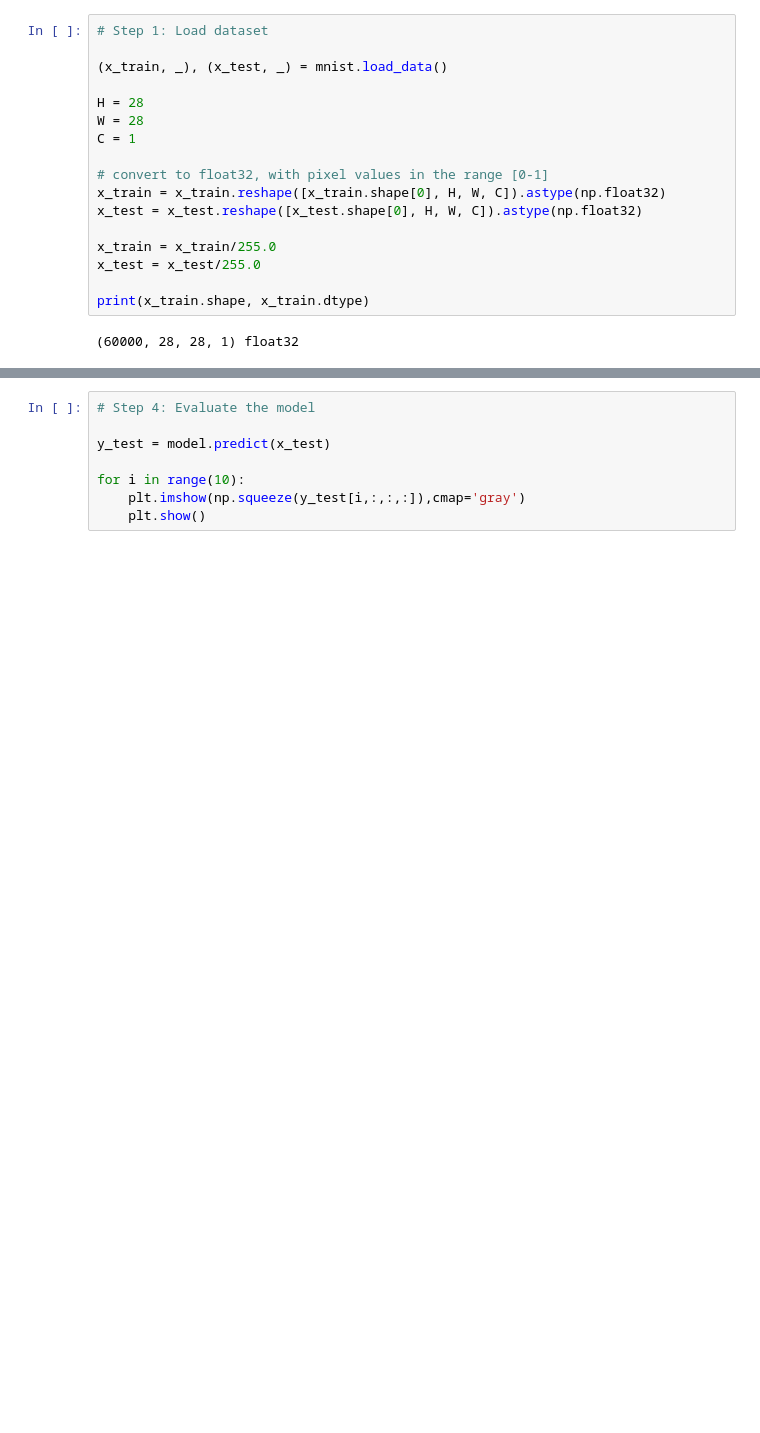
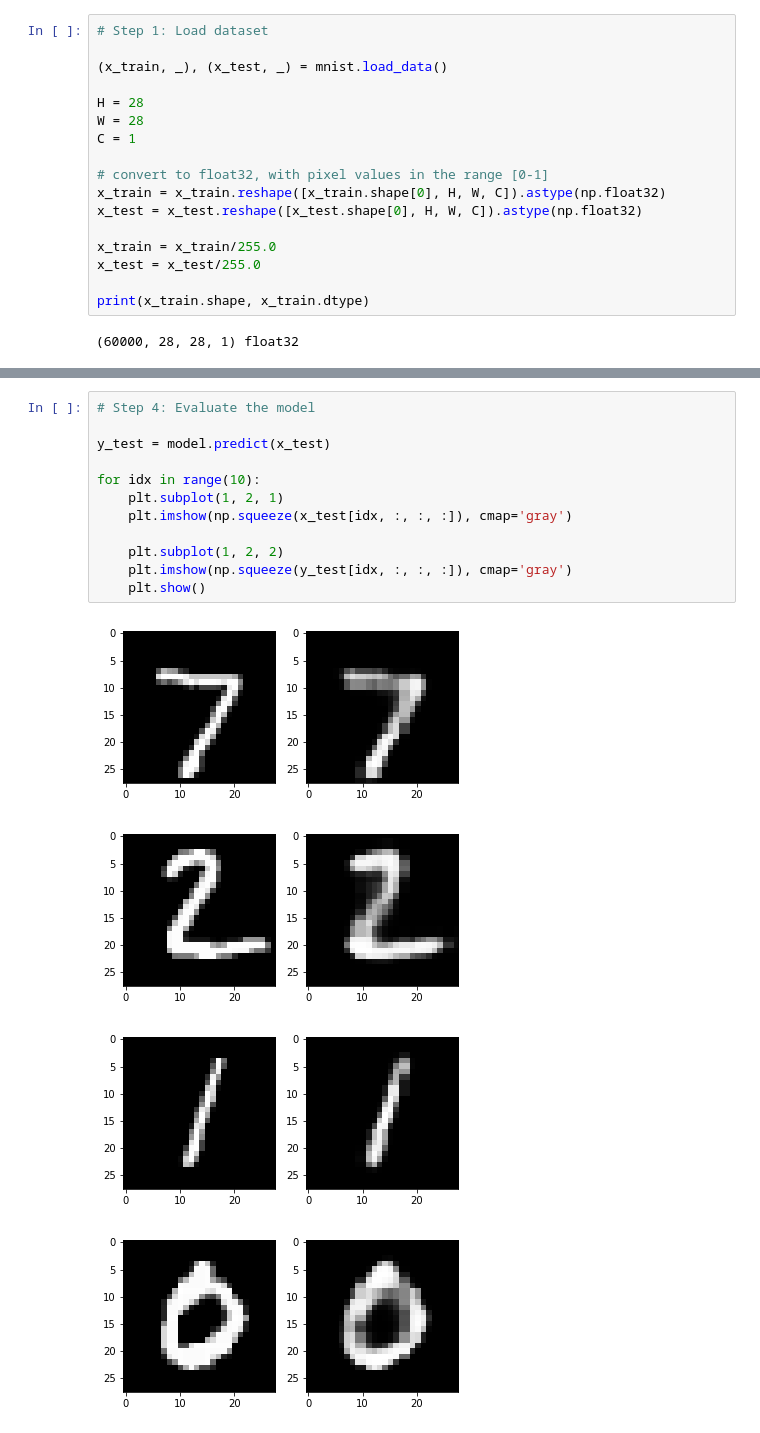
Before and after one commit to mpetitjean/MLBDP, a Jupyter notebook: Exercise7/autoencoder.ipynb, the cells around one changed output, grey strips where cells are left out. Saved outputs shown, nothing was run; the diff lists cells and outputs as text; blank space fills up the shorter version.

```diff
--- a/Exercise7/autoencoder.ipynb
+++ b/Exercise7/autoencoder.ipynb
@@ -79,8 +82,17 @@ model.fit(x_train, x_train, epochs=15, batch_size=100, shuffle=True, validation_
 # %%
 # Step 4: Evaluate the model
 
 y_test = model.predict(x_test)
 
-for i in range(10):
-    plt.imshow(np.squeeze(y_test[i,:,:,:]),cmap='gray')
+for idx in range(10):
+    plt.subplot(1, 2, 1)
+    plt.imshow(np.squeeze(x_test[idx, :, :, :]), cmap='gray')
+
+    plt.subplot(1, 2, 2)
+    plt.imshow(np.squeeze(y_test[idx, :, :, :]), cmap='gray')
     plt.show()
+# %% [output]
+[figure, added]
+[figure, added]
+[figure, added]
+[figure, added]
```
Also changed, not shown: parts of 4 cells of this notebook, 1 other file.
